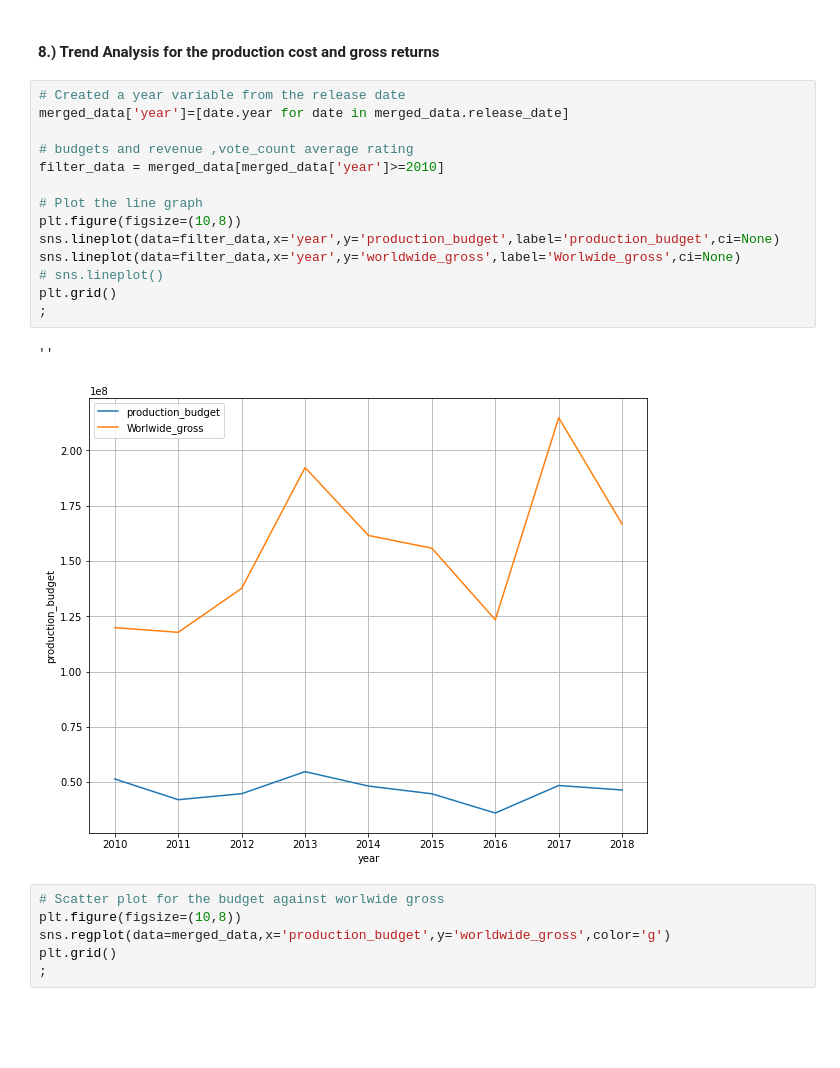
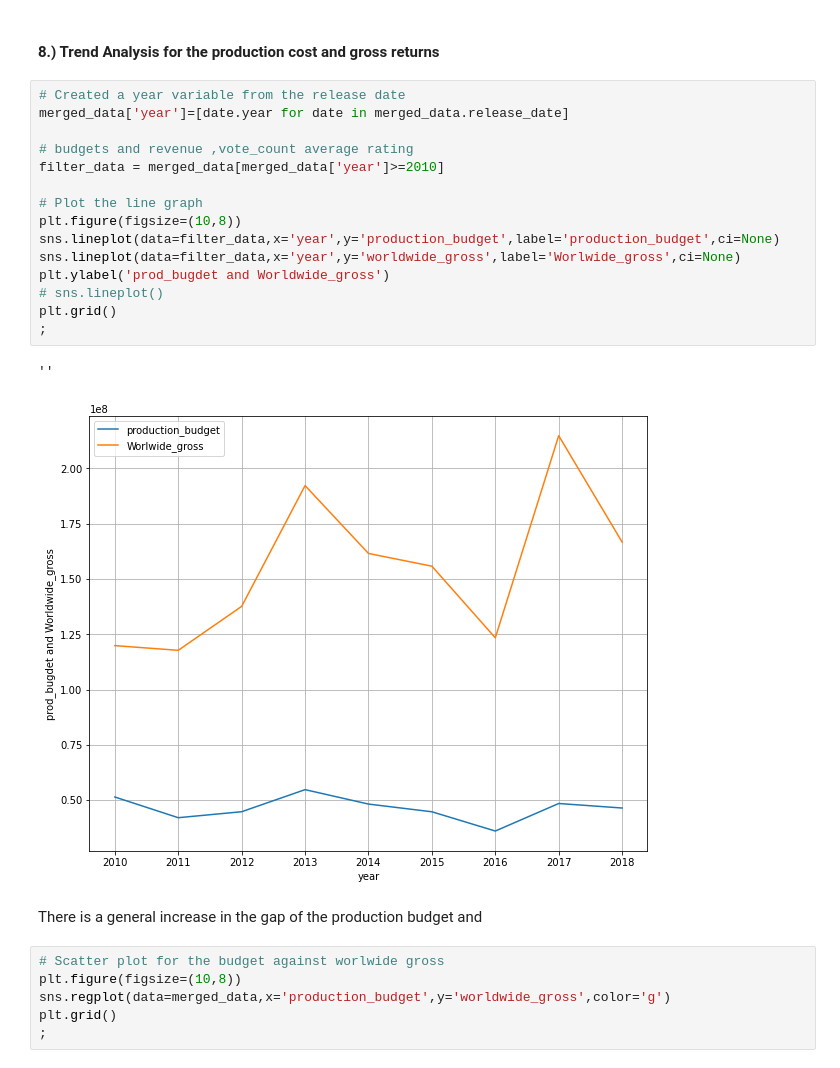
Before and after one commit to Rhino-byte/GroupWork, a Jupyter notebook: student.ipynb, the cells around one changed output. Drawn from its saved outputs; the diff is of its cells as text; blank space fills up the shorter version.

```diff
--- a/student.ipynb
+++ b/student.ipynb
@@ -672,20 +698,23 @@ The fact that bigger budgets frequently enable higher production quality, more i
 # %%
 # Created a year variable from the release date
 merged_data['year']=[date.year for date in merged_data.release_date]
 
 # budgets and revenue ,vote_count average rating
 filter_data = merged_data[merged_data['year']>=2010]
 
 # Plot the line graph
 plt.figure(figsize=(10,8))
 sns.lineplot(data=filter_data,x='year',y='production_budget',label='production_budget',ci=None)
 sns.lineplot(data=filter_data,x='year',y='worldwide_gross',label='Worlwide_gross',ci=None)
+plt.ylabel('prod_bugdet and Worldwide_gross')
 # sns.lineplot()
 plt.grid()
 ;
 # %% [output]
 ''
-[figure, old version]
+[figure, new version]
+# %% [markdown]
+There is a general increase in the gap of the production budget and
 # %%
 # Scatter plot for the budget against worlwide gross
 plt.figure(figsize=(10,8))
```
Also changed, not shown: parts of 5 cells of this notebook.
